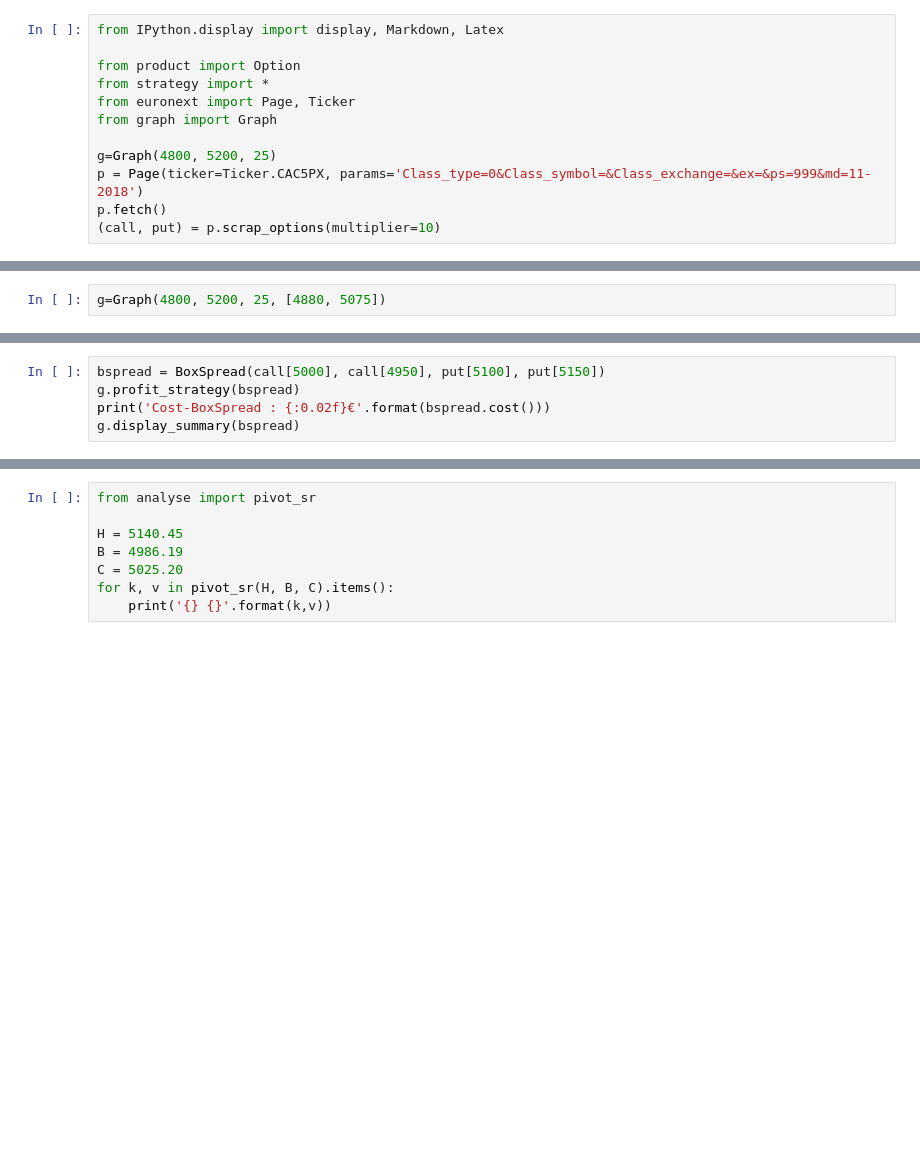
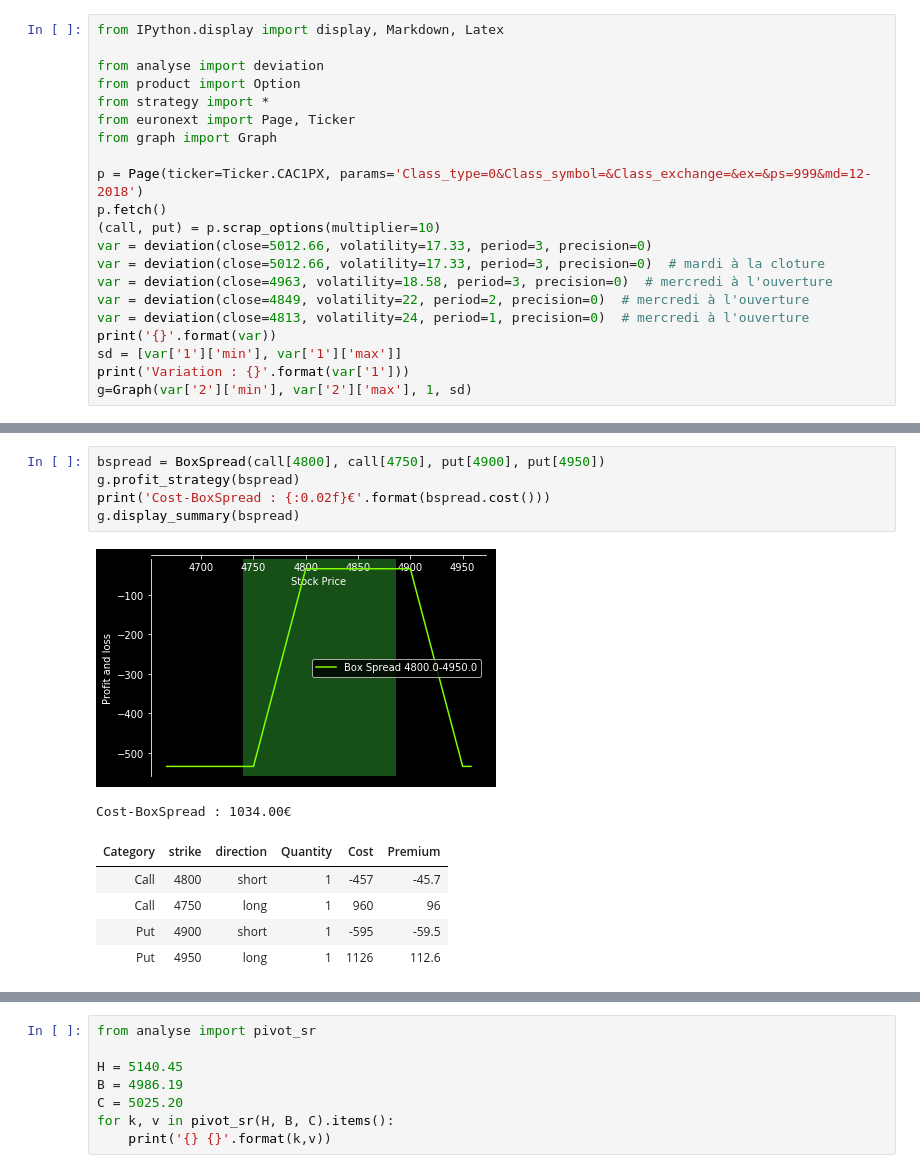
Before and after one commit to splanquart/spoption, a Jupyter notebook: boxspread_chooser.ipynb, the cells around one changed output, grey strips where cells are left out. Saved outputs shown, nothing was run; the diff lists cells and outputs as text; blank space fills up the shorter version.

```diff
--- a/boxspread_chooser.ipynb
+++ b/boxspread_chooser.ipynb
@@ -1,12 +1,21 @@
 # %%
 from IPython.display import display, Markdown, Latex
 
+from analyse import deviation
 from product import Option
 from strategy import *
 from euronext import Page, Ticker
 from graph import Graph
 
-g=Graph(4800, 5200, 25)
-p = Page(ticker=Ticker.CAC5PX, params='Class_type=0&Class_symbol=&Class_exchange=&ex=&ps=999&md=11-2018')
+p = Page(ticker=Ticker.CAC1PX, params='Class_type=0&Class_symbol=&Class_exchange=&ex=&ps=999&md=12-2018')
 p.fetch()
 (call, put) = p.scrap_options(multiplier=10)
+var = deviation(close=5012.66, volatility=17.33, period=3, precision=0)
+var = deviation(close=5012.66, volatility=17.33, period=3, precision=0)  # mardi à la cloture
+var = deviation(close=4963, volatility=18.58, period=3, precision=0)  # mercredi à l'ouverture
+var = deviation(close=4849, volatility=22, period=2, precision=0)  # mercredi à l'ouverture
+var = deviation(close=4813, volatility=24, period=1, precision=0)  # mercredi à l'ouverture
+print('{}'.format(var))
+sd = [var['1']['min'], var['1']['max']]
+print('Variation : {}'.format(var['1']))
+g=Graph(var['2']['min'], var['2']['max'], 1, sd)
@@ -13,3 +25 @@ p.fetch()
-# %%
-g=Graph(4800, 5200, 25, [4880, 5075])
 # %%
@@ -62,6 +49,14 @@ max(b22.payoff(g.sT, 'long'))
 # %%
-bspread = BoxSpread(call[5000], call[4950], put[5100], put[5150])
+bspread = BoxSpread(call[4800], call[4750], put[4900], put[4950])
 g.profit_strategy(bspread)
 print('Cost-BoxSpread : {:0.02f}€'.format(bspread.cost()))
 g.display_summary(bspread)
+# %% [output]
+[figure, added]
+Cost-BoxSpread : 1034.00€
+| Category | strike | direction | Quantity | Cost | Premium |
+| Call | 4800 | short | 1 | -457 | -45.7 |
+| Call | 4750 | long | 1 | 960 | 96 |
+| Put | 4900 | short | 1 | -595 | -59.5 |
+| Put | 4950 | long | 1 | 1126 | 112.6 |
 # %%
```
Also changed, not shown: parts of 14 cells of this notebook, 4 other files.
